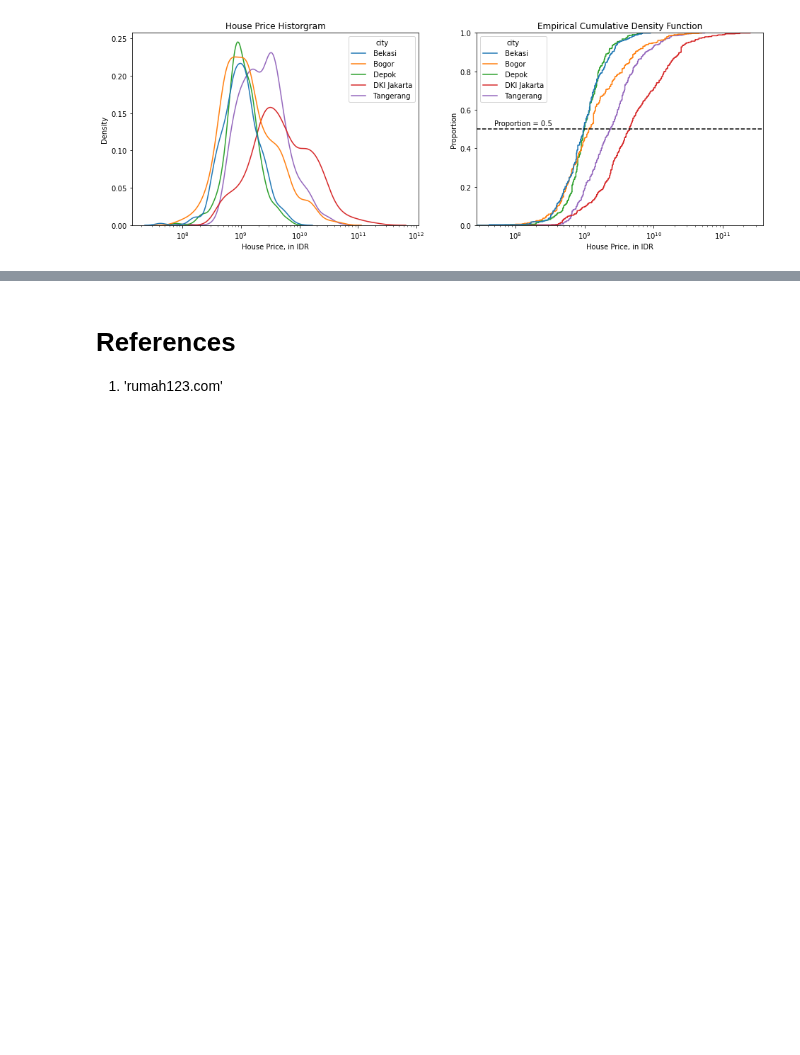
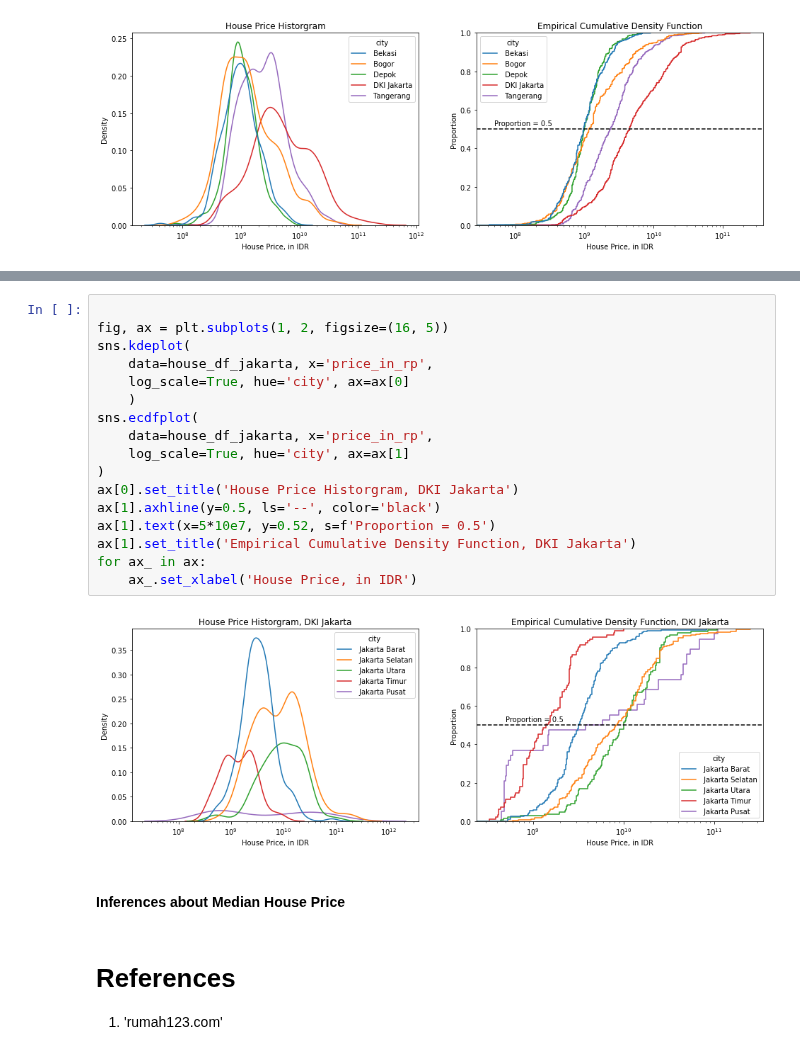
Before and after one commit to nbarizki/jabodetabekhousepricing, a Jupyter notebook: 2- Statistical Analysis of House Price Offers.ipynb, the cells around one changed output, grey strips where cells are left out. Saved outputs shown, nothing was run; the diff lists cells and outputs as text; blank space fills up the shorter version.

```diff
--- a/2- Statistical Analysis of House Price Offers.ipynb
+++ b/2- Statistical Analysis of House Price Offers.ipynb
@@ -446,3 +462,24 @@ for ax_ in ax:
+# %%
+
+fig, ax = plt.subplots(1, 2, figsize=(16, 5))
+sns.kdeplot(
+    data=house_df_jakarta, x='price_in_rp',
+    log_scale=True, hue='city', ax=ax[0]
+    )
+sns.ecdfplot(
+    data=house_df_jakarta, x='price_in_rp',
+    log_scale=True, hue='city', ax=ax[1]
+)
+ax[0].set_title('House Price Historgram, DKI Jakarta')
+ax[1].axhline(y=0.5, ls='--', color='black')
+ax[1].text(x=5*10e7, y=0.52, s=f'Proportion = 0.5')
+ax[1].set_title('Empirical Cumulative Density Function, DKI Jakarta')
+for ax_ in ax:
+    ax_.set_xlabel('House Price, in IDR')
+# %% [output]
+[figure, added]
+# %% [markdown]
+#### **Inferences about Median House Price**
 # %% [markdown]
 # References
 
```
Also changed, not shown: parts of 4 cells of this notebook.
